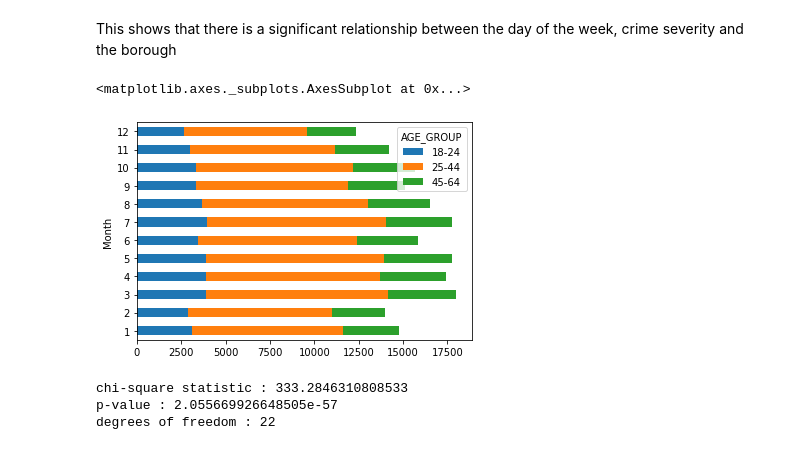
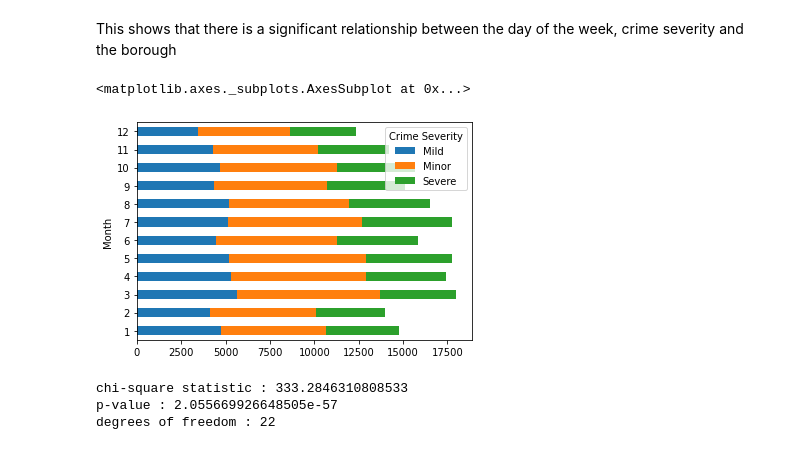
Before and after one commit to MudSnail/MidTerm, a Jupyter notebook: Pre_Covid_EDA.ipynb, the cells around one changed output. Saved outputs shown, nothing was run; the diff lists cells and outputs as text; code cells hidden in the pictures.

```diff
--- a/Pre_Covid_EDA.ipynb
+++ b/Pre_Covid_EDA.ipynb
@@ -191,11 +183,11 @@ F_onewayResult(statistic=183343.71284086243, pvalue=0.0)
 # %% [markdown]
 This shows that there is a significant relationship between the day of the week, crime severity and the borough
 # %%
-#Bar plot showing proportion of crimes committed per age group during each month
-pd.crosstab(data['Month'],data['AGE_GROUP']).plot(kind="barh",stacked=True)
+#Bar plot showing proportion of crimes committed crime severity level during each month
+pd.crosstab(data['Month'],data['Crime Severity']).plot(kind="barh",stacked=True)
 # %% [output]
 <matplotlib.axes._subplots.AxesSubplot at 0x...>
-[figure, old version]
+[figure, new version]
 # %%
 #first tabulate a 2 way table with variables as months and level of crime
 two_way_table = pd.crosstab(index=data["Month"], columns=data["Crime Severity"])
```
Also changed, not shown: parts of 4 cells of this notebook, 11 other files.
